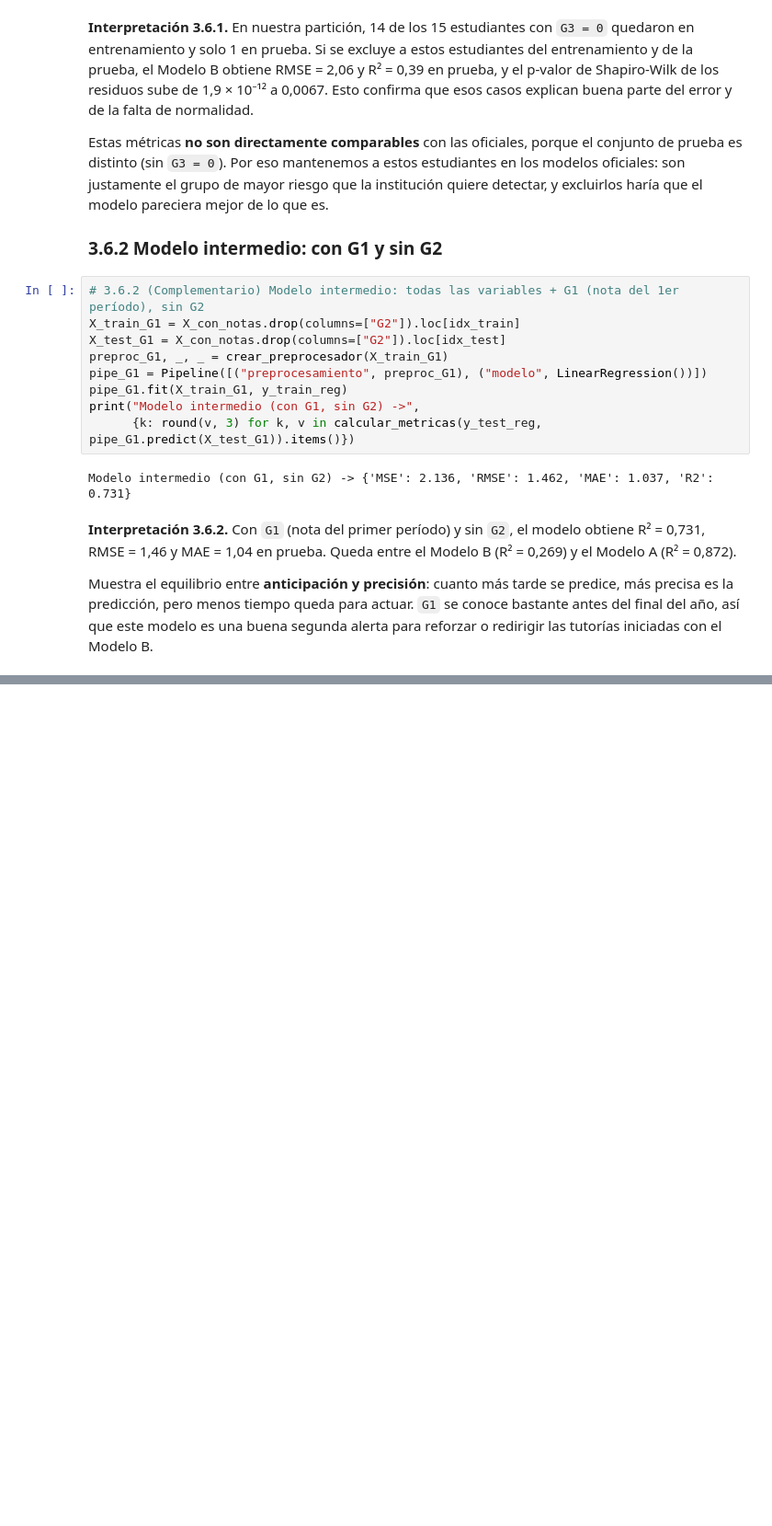
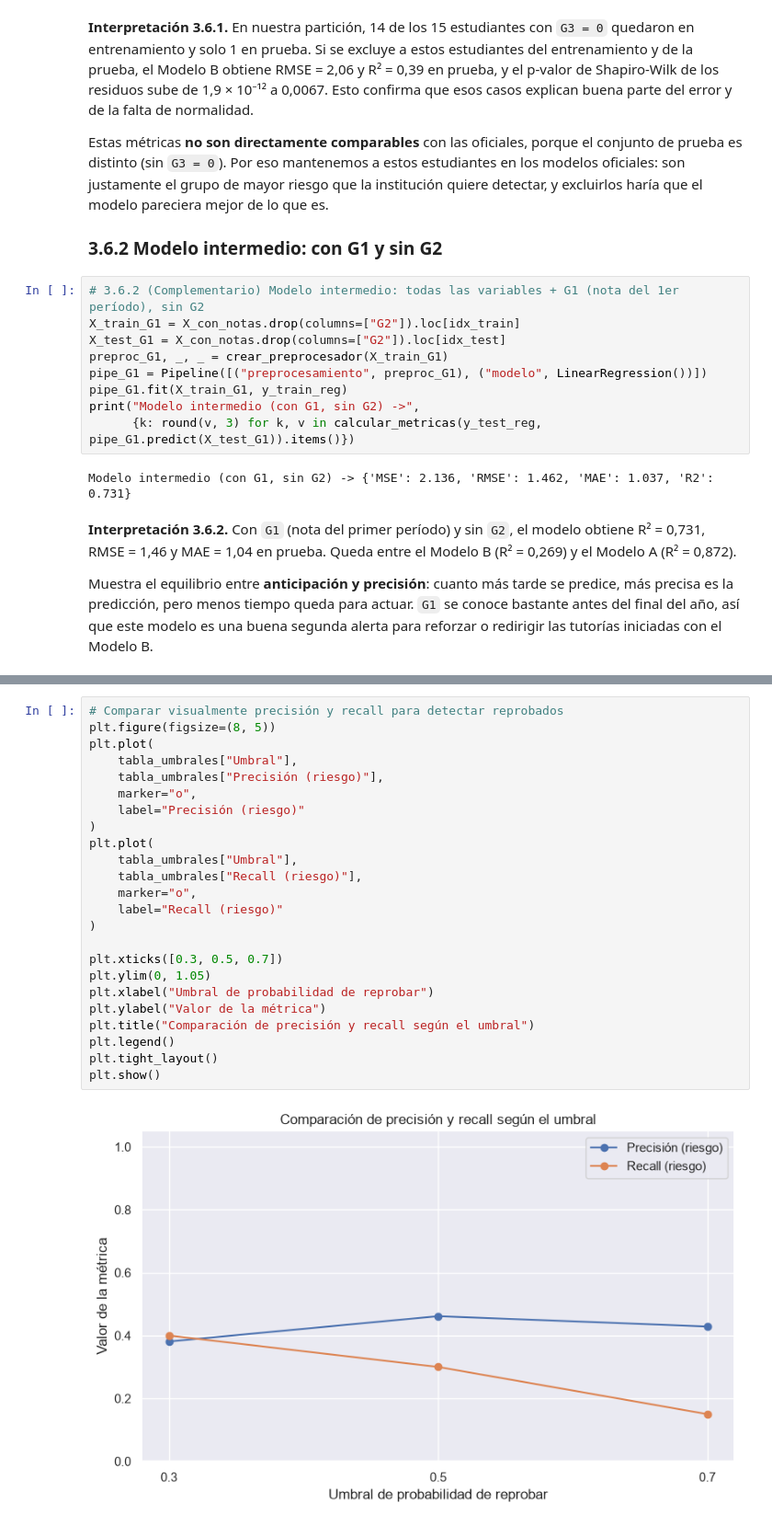
Before and after one commit to ugsaulzc/riesgo-academico-regresion-clasificacion, a Jupyter notebook: ProyectoP1_ELMA-4-1_GrupoB.ipynb, the cells around one changed output, grey strips where cells are left out. Shown at 92% size. Cells and saved outputs as stored; diff of their text form; blank space fills up the shorter version.

```diff
--- a/ProyectoP1_ELMA-4-1_GrupoB.ipynb
+++ b/ProyectoP1_ELMA-4-1_GrupoB.ipynb
@@ -1146,0 +1424,26 @@ Muestra el equilibrio entre **anticipación y precisión**: cuanto más tarde se
+# %%
+# Comparar visualmente precisión y recall para detectar reprobados
+plt.figure(figsize=(8, 5))
+plt.plot(
+    tabla_umbrales["Umbral"],
+    tabla_umbrales["Precisión (riesgo)"],
+    marker="o",
+    label="Precisión (riesgo)"
+)
+plt.plot(
+    tabla_umbrales["Umbral"],
+    tabla_umbrales["Recall (riesgo)"],
+    marker="o",
+    label="Recall (riesgo)"
+)
+
+plt.xticks([0.3, 0.5, 0.7])
+plt.ylim(0, 1.05)
+plt.xlabel("Umbral de probabilidad de reprobar")
+plt.ylabel("Valor de la métrica")
+plt.title("Comparación de precisión y recall según el umbral")
+plt.legend()
+plt.tight_layout()
+plt.show()
+# %% [output]
+[figure, added]
```
Also changed, not shown: parts of 24 cells of this notebook.
